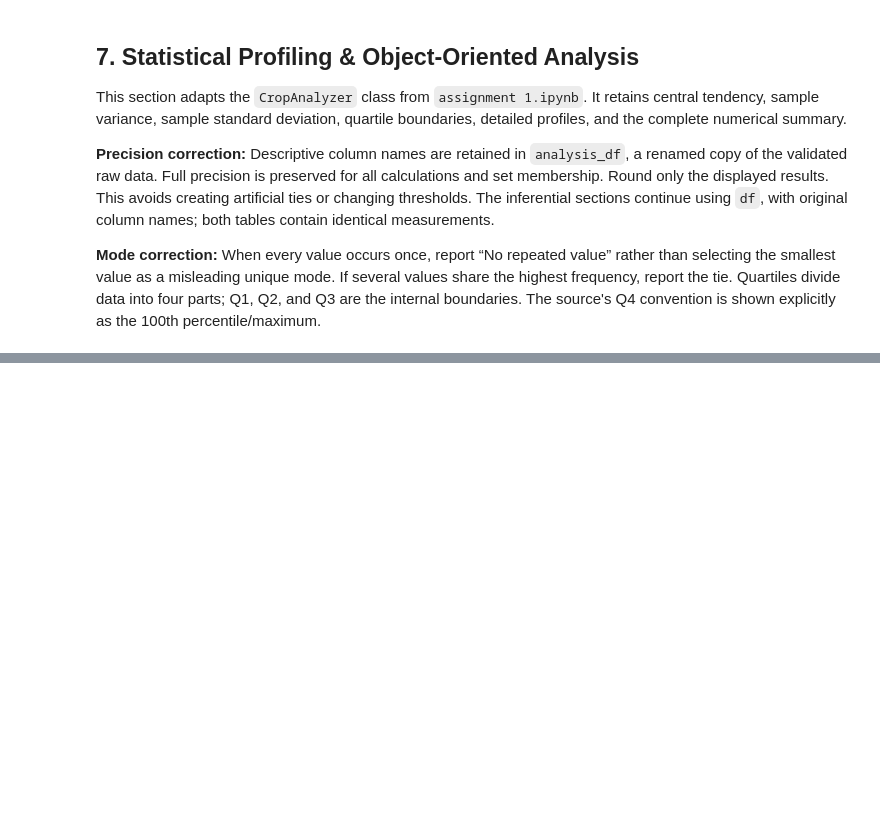
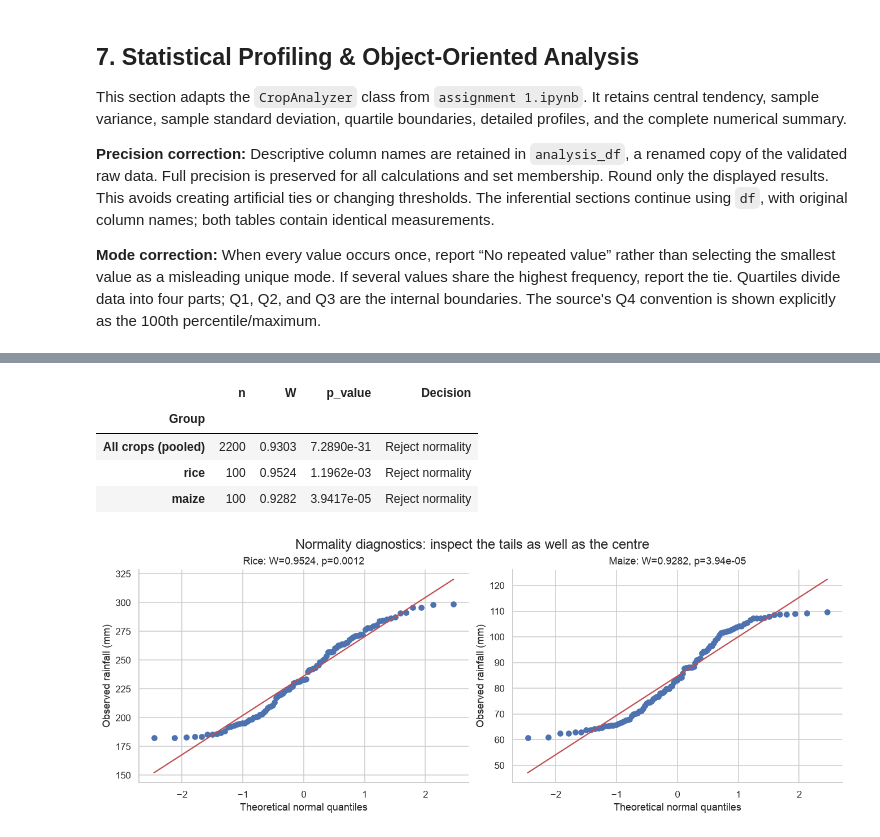
Before and after one commit to UbaidUllah777/Crop_Recommendation_Analysis, a Jupyter notebook: Crop_Recommendation_Workshop_A.ipynb, the cells around one changed output, grey strips where cells are left out. Cells and saved outputs as stored; diff of their text form; code cells hidden in the pictures; blank space fills up the shorter version.

```diff
--- a/Crop_Recommendation_Workshop_A.ipynb
+++ b/Crop_Recommendation_Workshop_A.ipynb
@@ -309,0 +472,24 @@ assert np.isclose(complete_summary.loc['Rainfall_mm', 'Mean'], df.rainfall.mean(
+# %%
+normality_rows = []
+for name, values in [('All crops (pooled)', df.rainfall.to_numpy()), (GROUP_A, a), (GROUP_B, b)]:
+    result = stats.shapiro(values)
+    normality_rows.append({'Group': name, 'n': len(values), 'W': result.statistic,
+                          'p_value': result.pvalue,
+                          'Decision': 'Reject normality' if result.pvalue < ALPHA else 'Fail to reject normality'})
+normality = pd.DataFrame(normality_rows).set_index('Group')
+display(normality)
+fig, axes = plt.subplots(1, 2, figsize=(12, 4.5), layout='constrained')
+for ax, name, values in zip(axes, [GROUP_A, GROUP_B], [a, b]):
+    stats.probplot(values, dist='norm', plot=ax)
+    result = stats.shapiro(values)
+    ax.set(title=f'{name.title()}: W={result.statistic:.4f}, p={result.pvalue:.3g}',
+           xlabel='Theoretical normal quantiles', ylabel='Observed rainfall (mm)')
+fig.suptitle('Normality diagnostics: inspect the tails as well as the centre', fontsize=16)
+save_show(fig, '04_qq_normality.png')
+# %% [output]
+|  | n | W | p_value | Decision |
+| Group |  |  |  |  |
+| All crops (pooled) | 2200 | 0.9303 | 7.2890e-31 | Reject normality |
+| rice | 100 | 0.9524 | 1.1962e-03 | Reject normality |
+| maize | 100 | 0.9282 | 3.9417e-05 | Reject normality |
+[figure, added]
```
Also changed, not shown: parts of 12 cells of this notebook, 1 other file.
